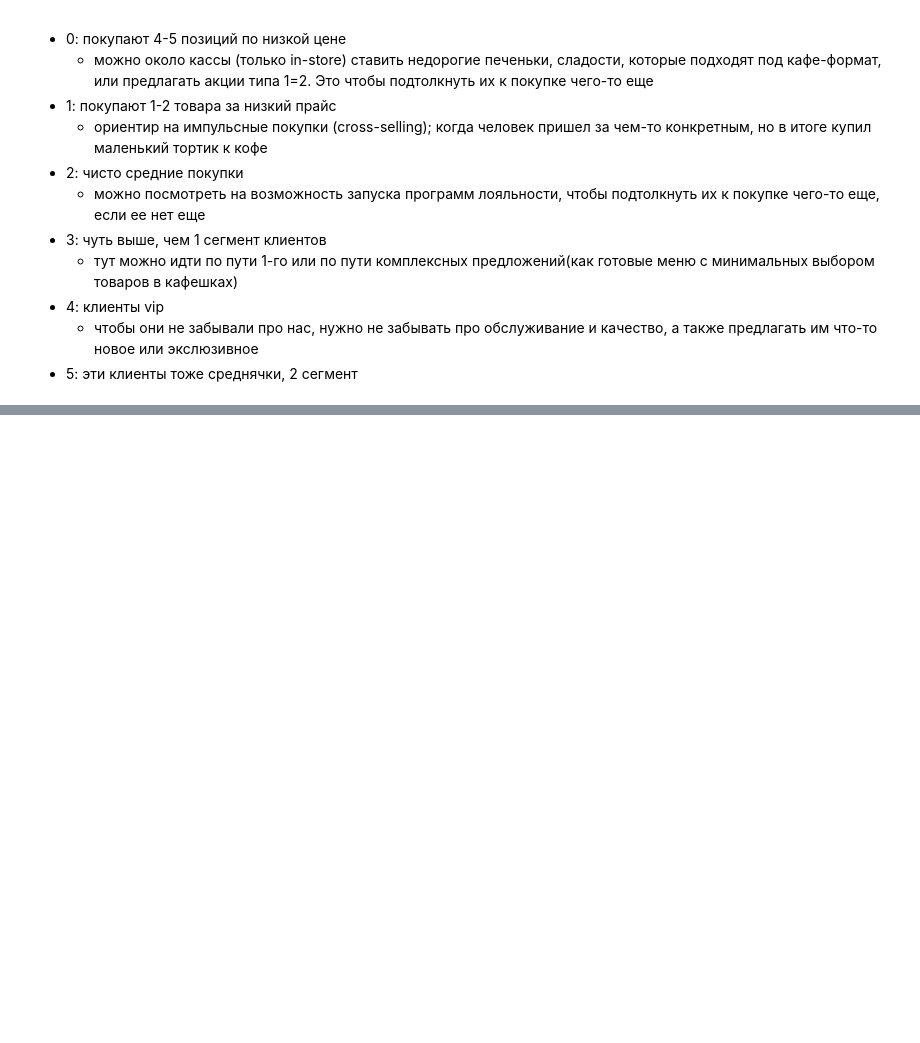
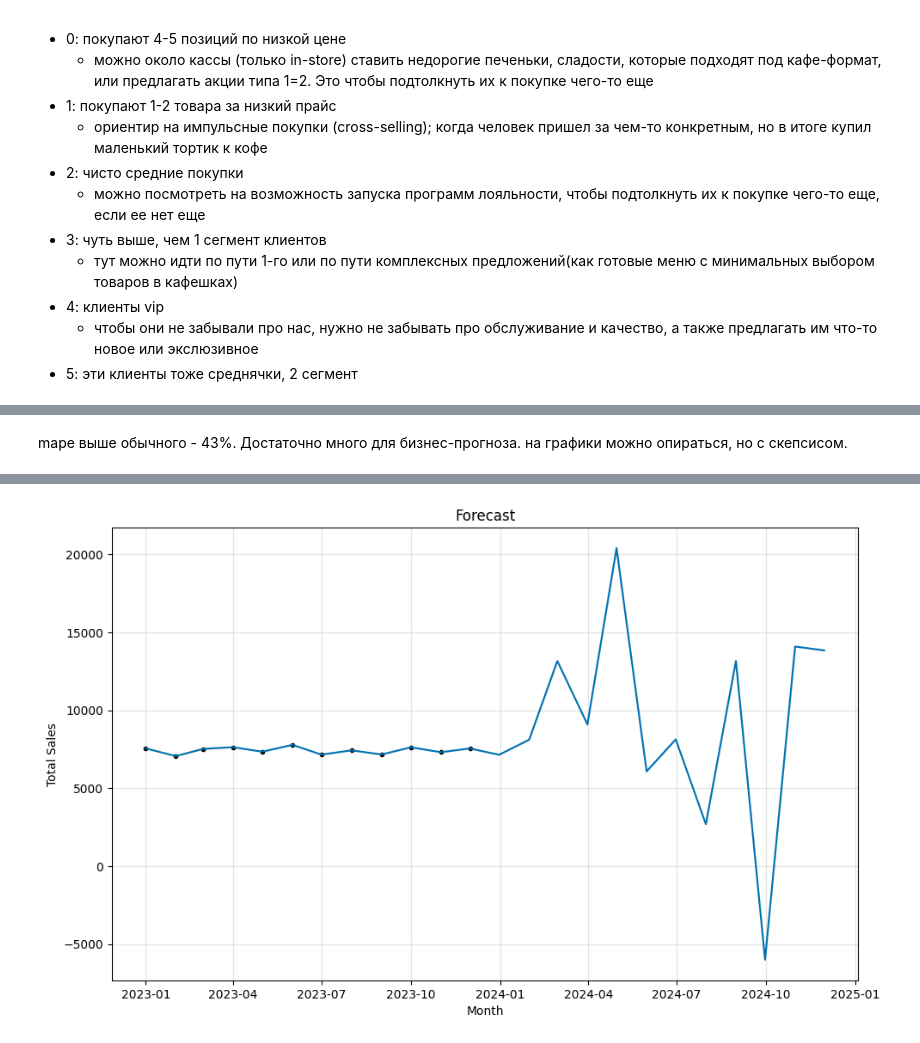
Before and after one commit to Mauzec/spbu_ml_2025, a Jupyter notebook: homeworks/ex1-analysis/analysis.ipynb, the cells around one changed output, grey strips where cells are left out. Cells and saved outputs as stored; diff of their text form; code cells hidden in the pictures; blank space fills up the shorter version.

```diff
--- a/homeworks/ex1-analysis/analysis.ipynb
+++ b/homeworks/ex1-analysis/analysis.ipynb
@@ -391,0 +676,22 @@ Cluster
+# %% [markdown]
+mape выше обычного - 43%. Достаточно много для бизнес-прогноза. на графики можно опираться, но с скепсисом. <br>
+# %%
+model = Prophet(
+    changepoint_prior_scale=cps,
+    seasonality_prior_scale=ss,
+    yearly_seasonality=True,
+    weekly_seasonality=True,
+    daily_seasonality=False,
+    seasonality_mode=sm,
+)
+model.fit(df_prophet)
+
+future = model.make_future_dataframe(periods=12, freq='M')
+forecast = model.predict(future)
+
+fig1 = model.plot(forecast)
+plt.title('Forecast')
+plt.xlabel('Month')
+plt.ylabel('Total Sales')
+plt.show()
+# %% [output]
@@ -391,0 +700 @@ Cluster
+[figure, added]
```
Also changed, not shown: parts of 12 cells of this notebook.
